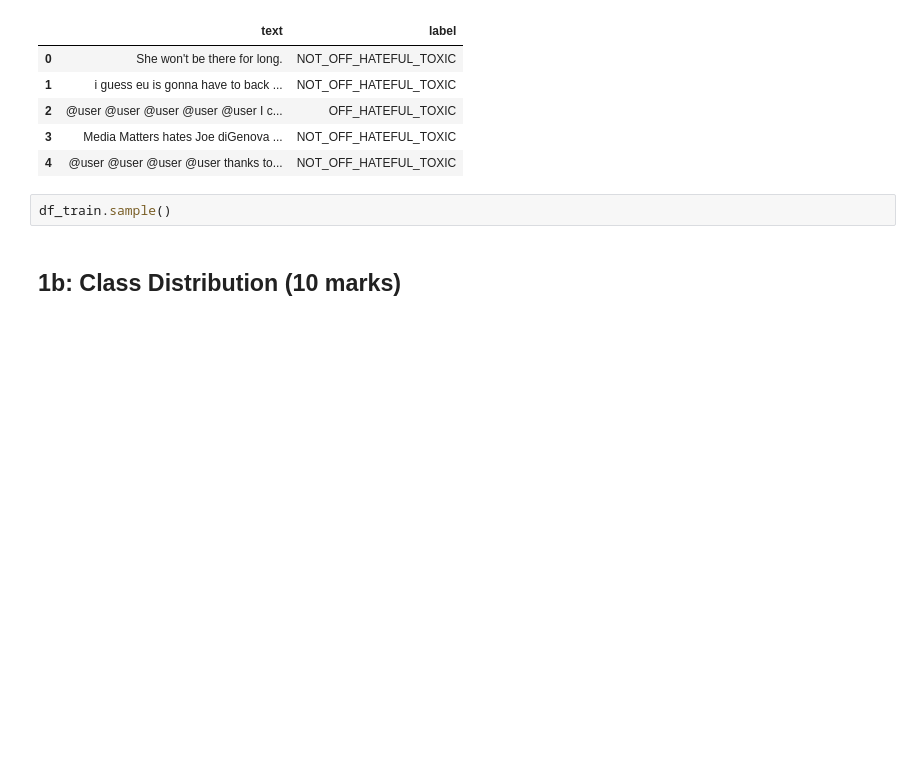
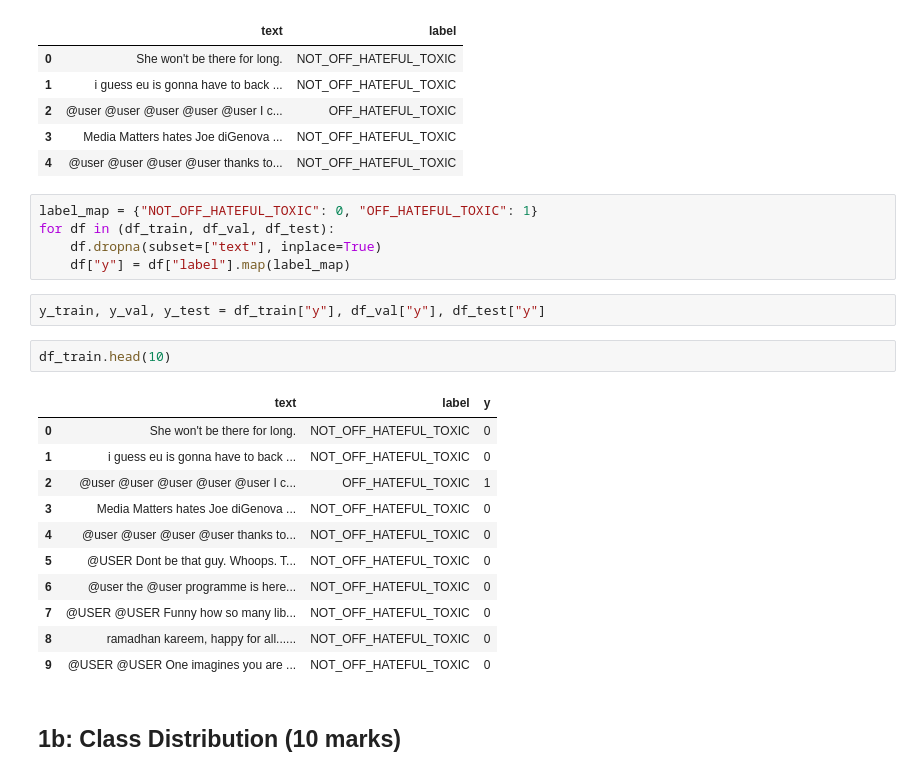
Before and after one commit to sdsheeljunior/nlp_assignments, a Jupyter notebook: CT5120 - Assignment 1.ipynb, the cells around one changed output. Cells and saved outputs as stored; diff of their text form; blank space fills up the shorter version.

```diff
--- a/CT5120 - Assignment 1.ipynb
+++ b/CT5120 - Assignment 1.ipynb
@@ -195,8 +190,27 @@ df_train.head(5)
 | 2 | @user @user @user @user @user I c... | OFF_HATEFUL_TOXIC |
 | 3 | Media Matters hates Joe diGenova ... | NOT_OFF_HATEFUL_TOXIC |
 | 4 | @user @user @user @user thanks to... | NOT_OFF_HATEFUL_TOXIC |
-# %%
-df_train.sample()
+# %%
+label_map = {"NOT_OFF_HATEFUL_TOXIC": 0, "OFF_HATEFUL_TOXIC": 1}
+for df in (df_train, df_val, df_test):
+    df.dropna(subset=["text"], inplace=True)
+    df["y"] = df["label"].map(label_map)
+# %%
+y_train, y_val, y_test = df_train["y"], df_val["y"], df_test["y"]
+# %%
+df_train.head(10)
+# %% [output]
+|  | text | label | y |
+| 0 | She won't be there for long. | NOT_OFF_HATEFUL_TOXIC | 0 |
+| 1 | i guess eu is gonna have to back ... | NOT_OFF_HATEFUL_TOXIC | 0 |
+| 2 | @user @user @user @user @user I c... | OFF_HATEFUL_TOXIC | 1 |
+| 3 | Media Matters hates Joe diGenova ... | NOT_OFF_HATEFUL_TOXIC | 0 |
+| 4 | @user @user @user @user thanks to... | NOT_OFF_HATEFUL_TOXIC | 0 |
+| 5 | @USER Dont be that guy. Whoops. T... | NOT_OFF_HATEFUL_TOXIC | 0 |
+| 6 | @user the @user programme is here... | NOT_OFF_HATEFUL_TOXIC | 0 |
+| 7 | @USER @USER Funny how so many lib... | NOT_OFF_HATEFUL_TOXIC | 0 |
+| 8 | ramadhan kareem, happy for all...... | NOT_OFF_HATEFUL_TOXIC | 0 |
+| 9 | @USER @USER One imagines you are ... | NOT_OFF_HATEFUL_TOXIC | 0 |
 # %% [markdown]
 ## **1b: Class Distribution** (10 marks)
 # %%
```
Also changed, not shown: parts of 24 cells of this notebook.
